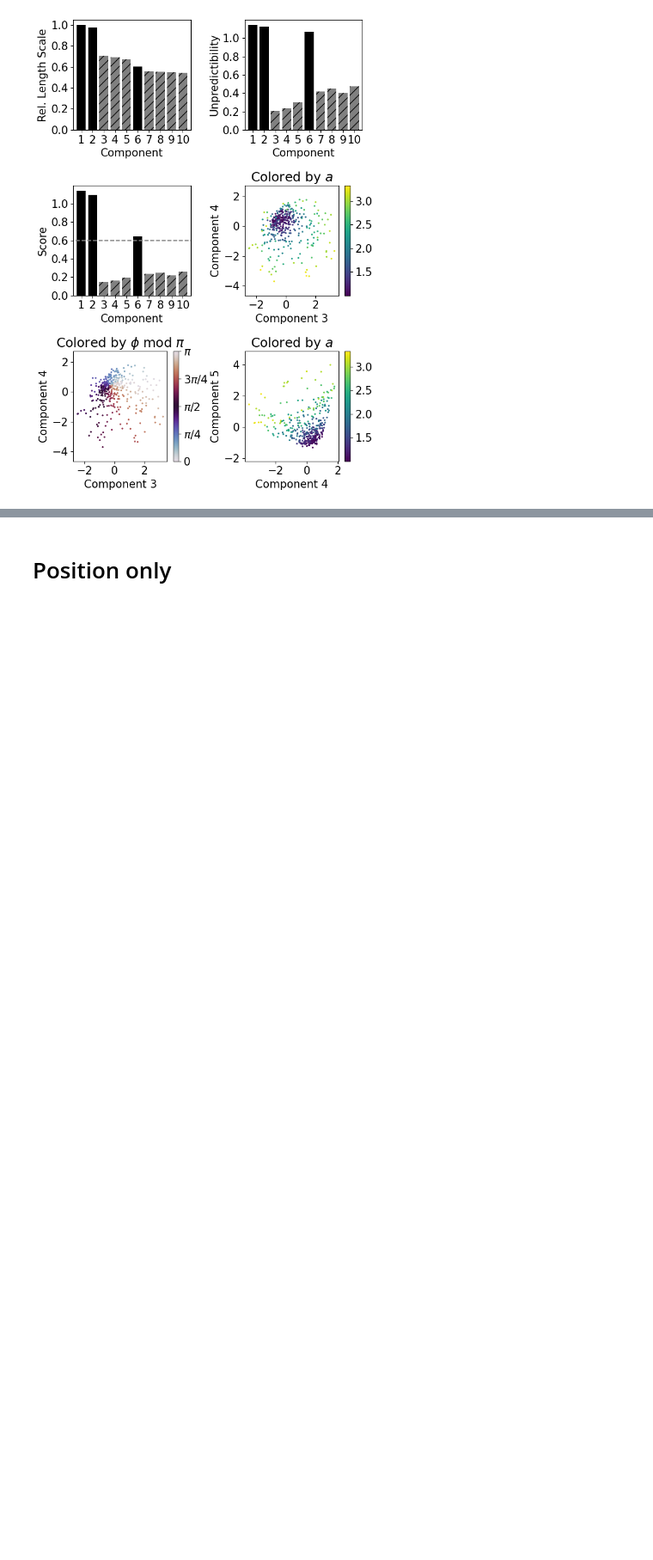
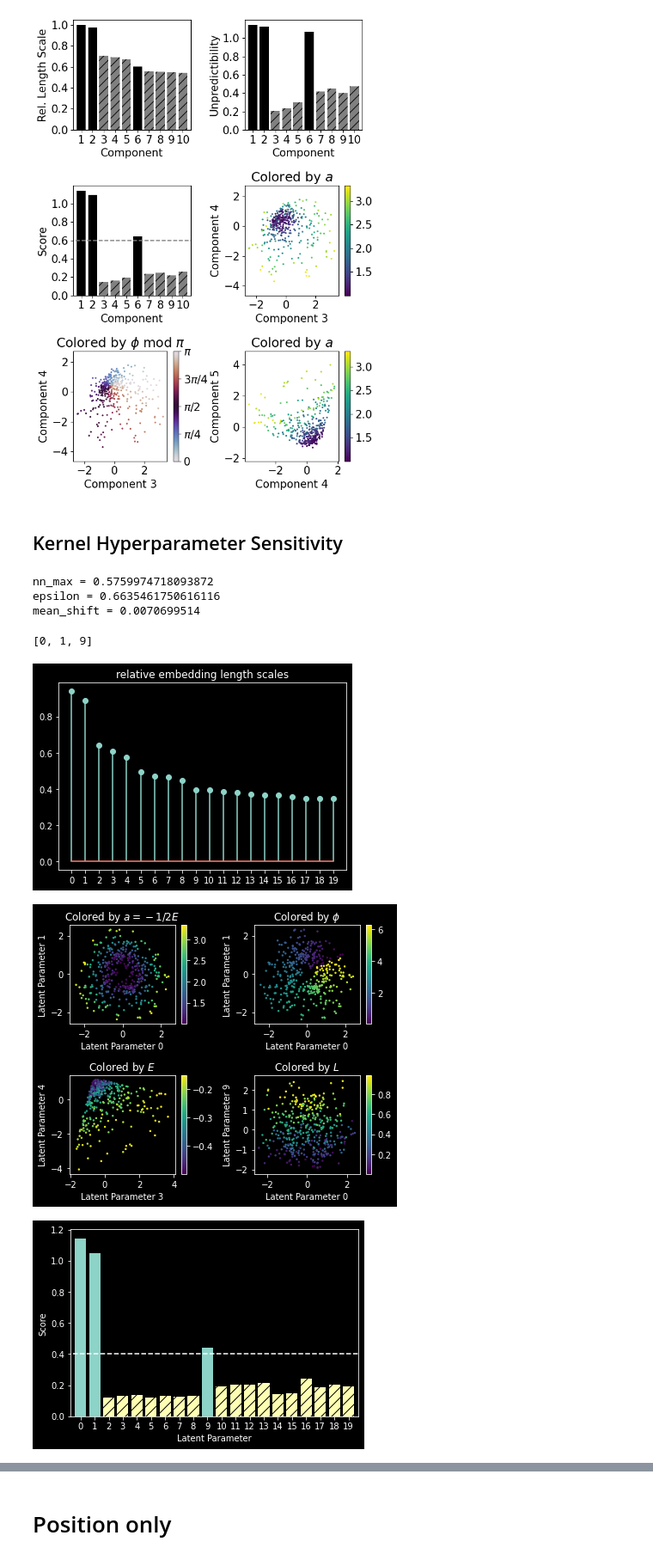
Before and after one commit to peterparity/conservation-laws-manifold-learning, a Jupyter notebook: planar_orbits.ipynb, the cells around one changed output, grey strips where cells are left out. Shown at 86% size. Saved outputs shown, nothing was run; the diff lists cells and outputs as text; code cells hidden in the pictures; blank space fills up the shorter version.

```diff
--- a/planar_orbits.ipynb
+++ b/planar_orbits.ipynb
@@ -541,3 +541,73 @@ with plt.style.context("default"):
 # %% [output]
 planar_orbits_400_200
 [figure]
+# %% [markdown]
+## Kernel Hyperparameter Sensitivity
+# %%
+evals, embedding, epsilon = manifold.diffusion_map(dist_mat, n_components=20, epsilon='max', n_neighbors=20, alpha=1, robust=True)
+# %% [output]
+nn_max = 0.5759974718093872
+epsilon = 0.6635461750616116
+mean_shift = 0.0070699514
+# %%
+plt.figure()
+# plt.stem(1/np.sqrt(-evals), use_line_collection=True)
+plt.stem(np.sqrt(-epsilon/np.log(1+evals)), use_line_collection=True)
+plt.title('relative embedding length scales')
+plt.xticks(ticks=range(evals.shape[0]))
+
+plt.figure(figsize=(6,5))
+plt.subplot(221)
+plt.scatter(embedding[:,0], embedding[:,1], c=a, s=2)
+plt.colorbar()
+plt.xlabel("Latent Parameter 0")
+plt.ylabel("Latent Parameter 1")
+plt.title("Colored by $a=-1/2E$")
+plt.axis('equal')
+
+plt.subplot(222)
+plt.scatter(embedding[:,0], embedding[:,1], c=phi0, s=2)
+plt.colorbar()
+plt.xlabel("Latent Parameter 0")
+plt.ylabel("Latent Parameter 1")
+plt.title("Colored by $\phi$")
+plt.axis('equal')
+
+plt.subplot(223)
+plt.scatter(embedding[:,3], embedding[:,4], c=H, s=2)
+plt.colorbar()
+plt.xlabel("Latent Parameter 3")
+plt.ylabel("Latent Parameter 4")
+plt.title("Colored by $E$")
+plt.axis('equal')
+
+plt.subplot(224)
+plt.scatter(embedding[:,0], embedding[:,9], c=L, s=2)
+plt.colorbar()
+plt.xlabel("Latent Parameter 0")
+plt.ylabel("Latent Parameter 9")
+plt.title("Colored by $L$")
+plt.axis('equal')
+plt.tight_layout()
+
+threshold = 0.4
+n_components = evals.shape[0]
+
+embed_list, scores_pass, scores_fail = manifold.heuristic_importance_score(evals, embedding, threshold=threshold, weights="adjusted")
+print(embed_list)
+
+plt.figure()
+plt.bar(list(range(n_components)), scores_pass[:n_components])
+plt.bar(list(range(n_components)), scores_fail[:n_components], hatch='//')
+plt.xticks(ticks=range(n_components))
+plt.xlim(-0.7, n_components-0.3)
+# plt.ylim(0, 1)
+plt.ylabel("Score")
+plt.xlabel("Latent Parameter")
+plt.hlines(threshold, -1, n_components, 'white', linestyles='dashed');
+# plt.savefig("unpredictability_scores.png", dpi=300)
+# %% [output]
+[0, 1, 9]
+[figure, added]
+[figure, added]
+[figure, added]
```
Also changed, not shown: parts of 15 cells of this notebook, 6 other files.
